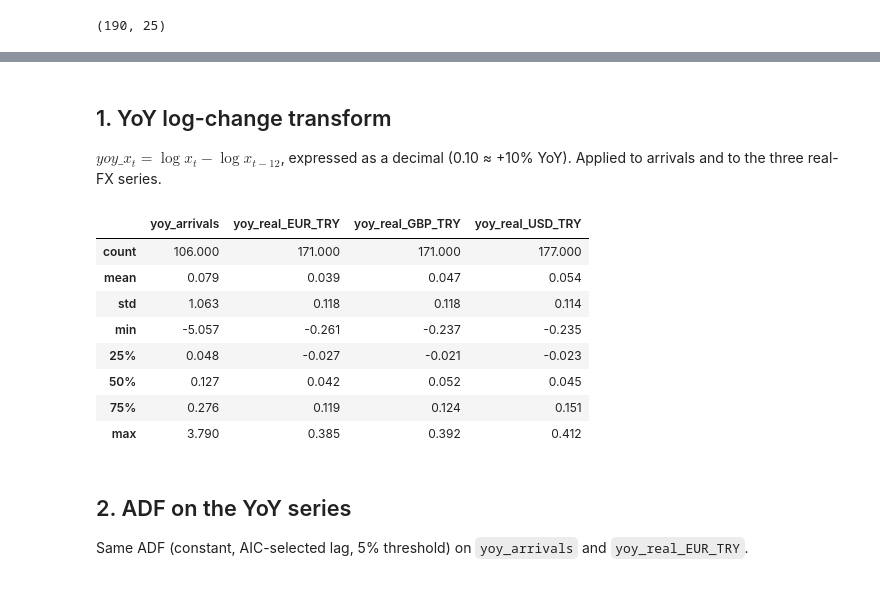
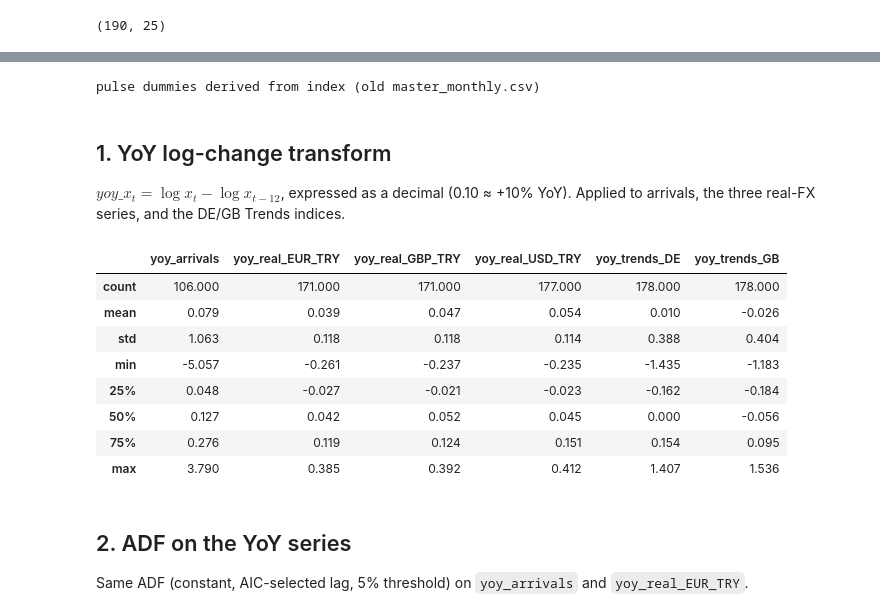
Before and after one commit to MetinSaldiris/turkey-tourism-macro-analysis, a Jupyter notebook: notebooks/04_regression_yoy.ipynb, the cells around one changed output, grey strips where cells are left out. Cells and saved outputs as stored; diff of their text form; code cells hidden in the pictures.

```diff
--- a/notebooks/04_regression_yoy.ipynb
+++ b/notebooks/04_regression_yoy.ipynb
@@ -29,28 +34,49 @@ print(df.shape)
+# %%
+idx = df.index
+if 'war_pulse' not in df.columns:
+    df['war_pulse']            = ((idx >= '2022-02-01') & (idx <= '2023-01-01')).astype(int)
+    df['mideast_pulse']        = ((idx >= '2023-10-01') & (idx <= '2024-09-01')).astype(int)
+    df['covid_crash_pulse']    = ((idx >= '2020-03-01') & (idx <= '2021-02-01')).astype(int)
+    df['covid_rebound_pulse']  = ((idx >= '2021-03-01') & (idx <= '2022-02-01')).astype(int)
+    print('pulse dummies derived from index (old master_monthly.csv)')
+else:
+    print('pulse dummies loaded from master_monthly.csv')
+# %% [output]
+pulse dummies derived from index (old master_monthly.csv)
 # %% [markdown]
 ## 1. YoY log-change transform
 
-$yoy\_x_t = \log x_t - \log x_{t-12}$, expressed as a decimal (0.10 ≈ +10% YoY). Applied to arrivals and to the three real-FX series.
+$yoy\_x_t = \log x_t - \log x_{t-12}$, expressed as a decimal (0.10 ≈ +10% YoY). Applied to arrivals, the three real-FX series, and the DE/GB Trends indices.
 # %%
 def yoy_log(s: pd.Series) -> pd.Series:
+    return np.log(s) - np.log(s.shift(12))
+
+def yoy_log_safe(s: pd.Series) -> pd.Series:
+    # Trends indices can hit zero; log(0) is undefined -> drop those obs.
+    s = s.replace(0, np.nan)
     return np.log(s) - np.log(s.shift(12))
 
 df['yoy_arrivals']     = yoy_log(df['arrivals_total'])
 df['yoy_real_EUR_TRY'] = yoy_log(df['real_EUR_TRY'])
 df['yoy_real_GBP_TRY'] = yoy_log(df['real_GBP_TRY'])
 df['yoy_real_USD_TRY'] = yoy_log(df['real_USD_TRY'])
 
-yoy_cols = ['yoy_arrivals', 'yoy_real_EUR_TRY', 'yoy_real_GBP_TRY', 'yoy_real_USD_TRY']
+df['yoy_trends_DE'] = yoy_log_safe(df['trends_DE_Türkei_Urlaub'])
+df['yoy_trends_GB'] = yoy_log_safe(df['trends_GB_Turkey_holiday'])
+
+yoy_cols = ['yoy_arrivals', 'yoy_real_EUR_TRY', 'yoy_real_GBP_TRY',
+            'yoy_real_USD_TRY', 'yoy_trends_DE', 'yoy_trends_GB']
 df[yoy_cols].describe().round(3)
 # %% [output]
-|  | yoy_arrivals | yoy_real_EUR_TRY | yoy_real_GBP_TRY | yoy_real_USD_TRY |
-| count | 106.000 | 171.000 | 171.000 | 177.000 |
-| mean | 0.079 | 0.039 | 0.047 | 0.054 |
-| std | 1.063 | 0.118 | 0.118 | 0.114 |
-| min | -5.057 | -0.261 | -0.237 | -0.235 |
-| 25% | 0.048 | -0.027 | -0.021 | -0.023 |
-| 50% | 0.127 | 0.042 | 0.052 | 0.045 |
-| 75% | 0.276 | 0.119 | 0.124 | 0.151 |
-| max | 3.790 | 0.385 | 0.392 | 0.412 |
+|  | yoy_arrivals | yoy_real_EUR_TRY | yoy_real_GBP_TRY | yoy_real_USD_TRY | yoy_trends_DE | yoy_trends_GB |
+| count | 106.000 | 171.000 | 171.000 | 177.000 | 178.000 | 178.000 |
+| mean | 0.079 | 0.039 | 0.047 | 0.054 | 0.010 | -0.026 |
+| std | 1.063 | 0.118 | 0.118 | 0.114 | 0.388 | 0.404 |
+| min | -5.057 | -0.261 | -0.237 | -0.235 | -1.435 | -1.183 |
+| 25% | 0.048 | -0.027 | -0.021 | -0.023 | -0.162 | -0.184 |
+| 50% | 0.127 | 0.042 | 0.052 | 0.045 | 0.000 | -0.056 |
+| 75% | 0.276 | 0.119 | 0.124 | 0.151 | 0.154 | 0.095 |
+| max | 3.790 | 0.385 | 0.392 | 0.412 | 1.407 | 1.536 |
 # %% [markdown]
 ## 2. ADF on the YoY series
 
```
Also changed, not shown: parts of 18 cells of this notebook, 6 other files.
